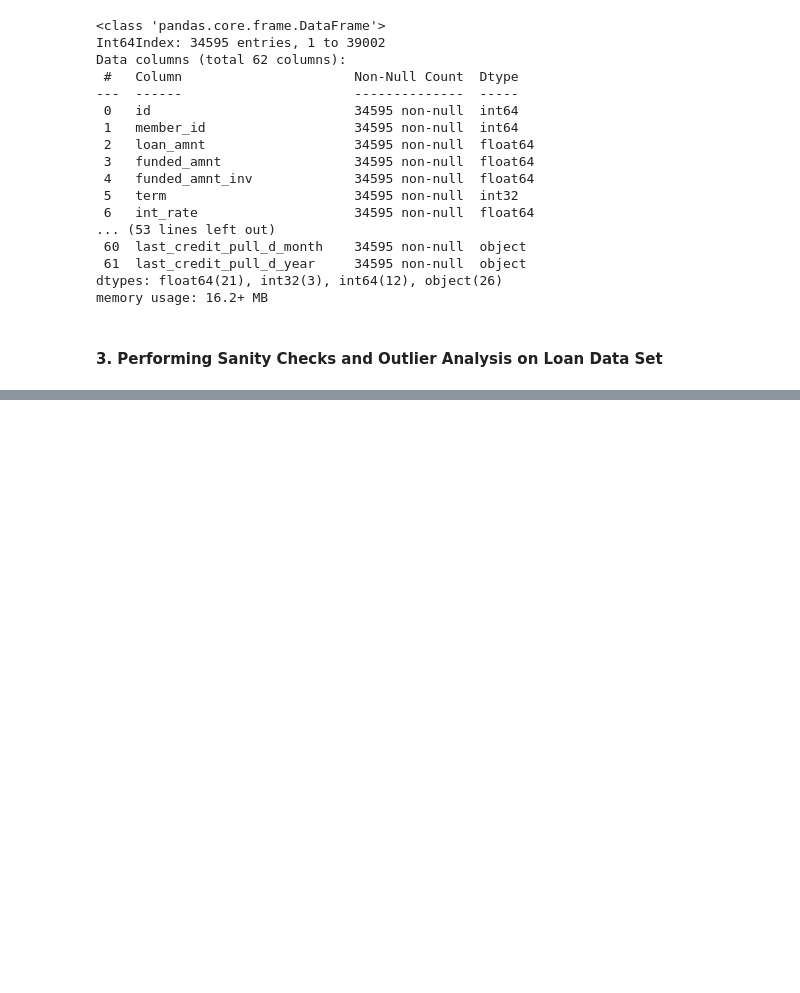
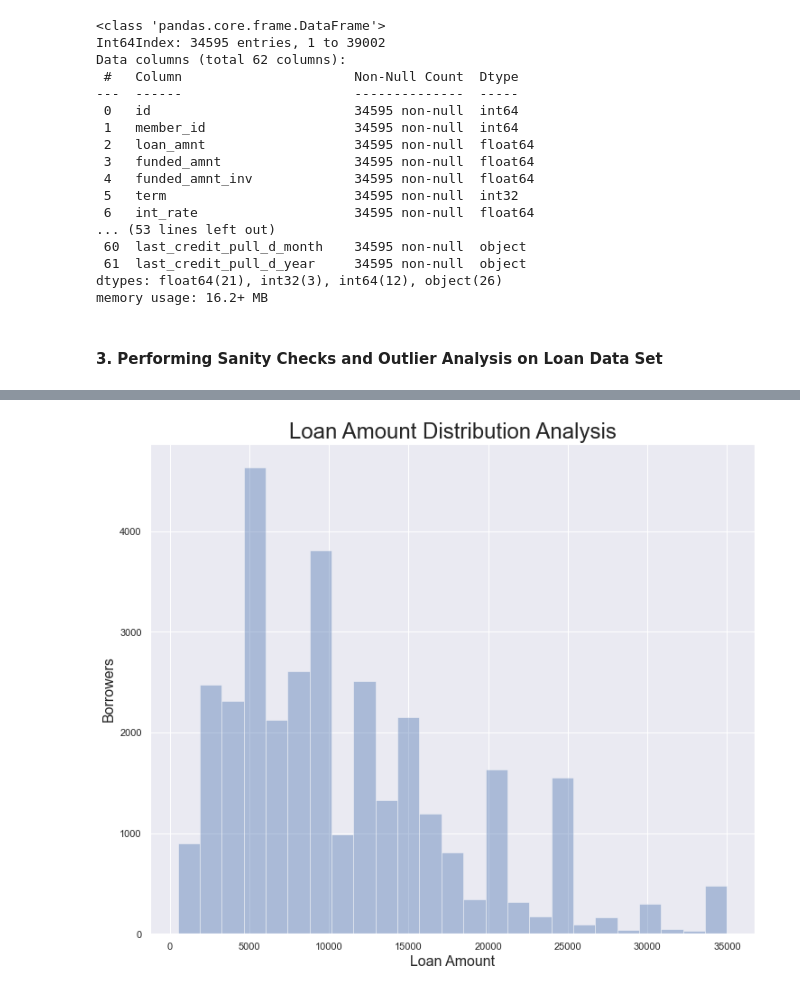
Before and after one commit to edwinttmm/LendingClubCaseStudy, a Jupyter notebook: LendingClubCaseStudySolution.ipynb, the cells around one changed output, grey strips where cells are left out. Saved outputs shown, nothing was run; the diff lists cells and outputs as text; code cells hidden in the pictures; blank space fills up the shorter version.

```diff
--- a/LendingClubCaseStudySolution.ipynb
+++ b/LendingClubCaseStudySolution.ipynb
@@ -391,0 +460,9 @@ __As per the above vital sanity checks, we can ensure that the loan data set is
+# %%
+sns.distplot(loan_data.loan_amnt,bins=25, kde=False)
+sns.set(rc={'figure.figsize':(12,10)})
+plt.title('Loan Amount Distribution Analysis', fontsize=24)
+plt.xlabel('Loan Amount', fontsize=16);
+plt.ylabel('Borrowers', fontsize=16);
+plt.show()
+# %% [output]
+[figure, added]
```
Also changed, not shown: parts of 39 cells of this notebook.
